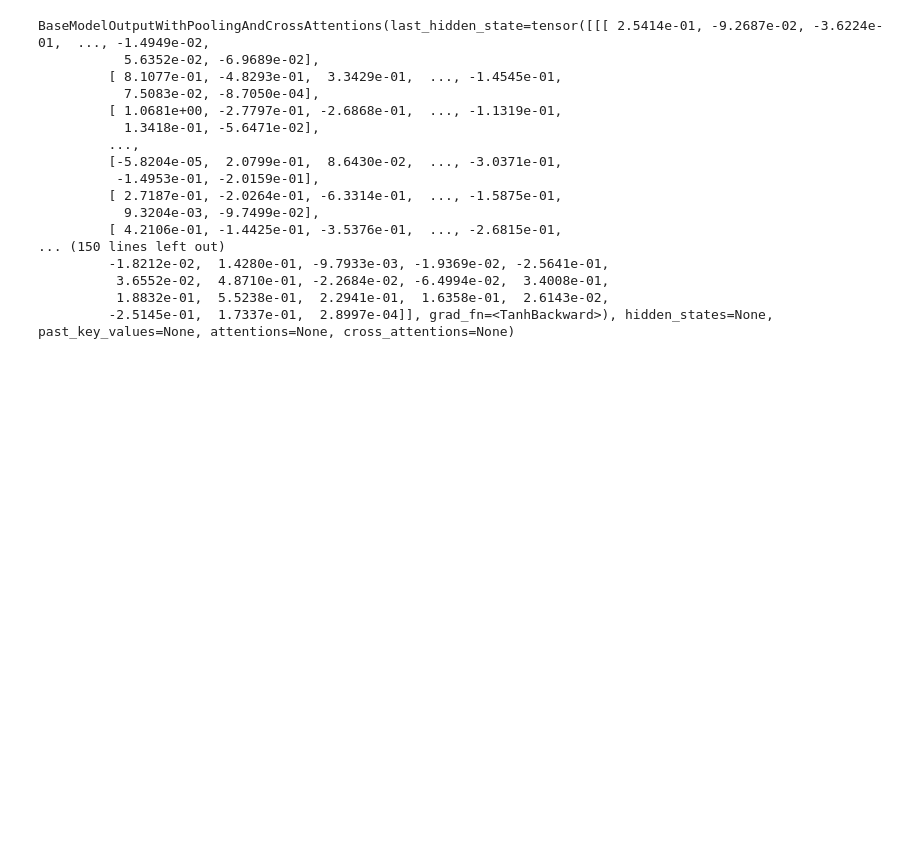
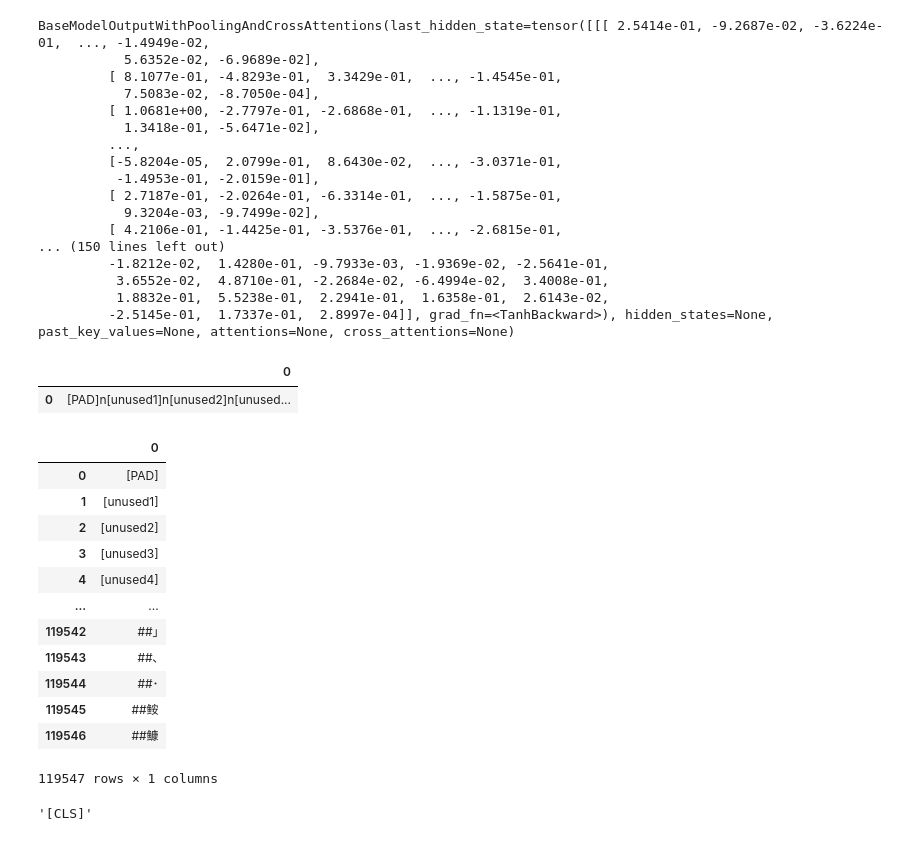
Before and after one commit to YHWOO13/JBNU-2022-SPRING, a Jupyter notebook: English world class tagging & Korean_Named Entity Recognition/Korean_Named Entity Recognition/train_DataPreprocessing.ipynb, the cells around one changed output. Drawn from its saved outputs; the diff is of its cells as text; code cells hidden in the pictures; blank space fills up the shorter version.

```diff
--- a/English world class tagging & Korean_Named Entity Recognition/Korean_Named Entity Recognition/train_DataPreprocessing.ipynb
+++ b/English world class tagging & Korean_Named Entity Recognition/Korean_Named Entity Recognition/train_DataPreprocessing.ipynb
@@ -358,0 +382,6 @@ BaseModelOutputWithPoolingAndCrossAttentions(last_hidden_state=tensor([[[ 2.5414
+# %%
+df = pd.read_fwf(txt, header=None)
+df
+# %% [output]
+|  | 0 |
+| 0 | [PAD]n[unused1]n[unused2]n[unused... |
@@ -358,0 +392,21 @@ BaseModelOutputWithPoolingAndCrossAttentions(last_hidden_state=tensor([[[ 2.5414
+# %%
+df = pd.read_fwf('vocabulary.txt', header=None)
+df
+# %% [output]
+|  | 0 |
+| 0 | [PAD] |
+| 1 | [unused1] |
+| 2 | [unused2] |
+| 3 | [unused3] |
+| 4 | [unused4] |
+| ... | ... |
+| 119542 | ##｣ |
+| 119543 | ##､ |
+| 119544 | ##･ |
+| 119545 | ##𩽾 |
+| 119546 | ##𩾌 |
+119547 rows × 1 columns
+# %%
+df.loc[101].values[0]
+# %% [output]
+'[CLS]'
```
Also changed, not shown: parts of 13 cells of this notebook, 6 other files.
